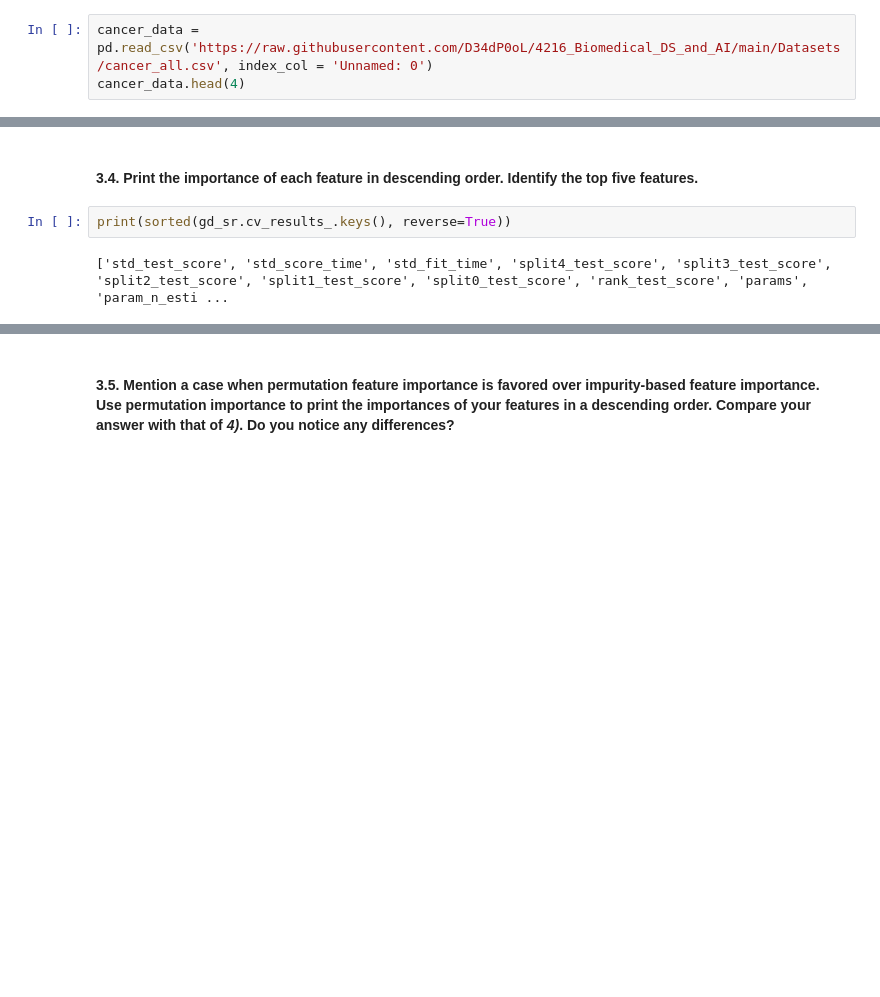
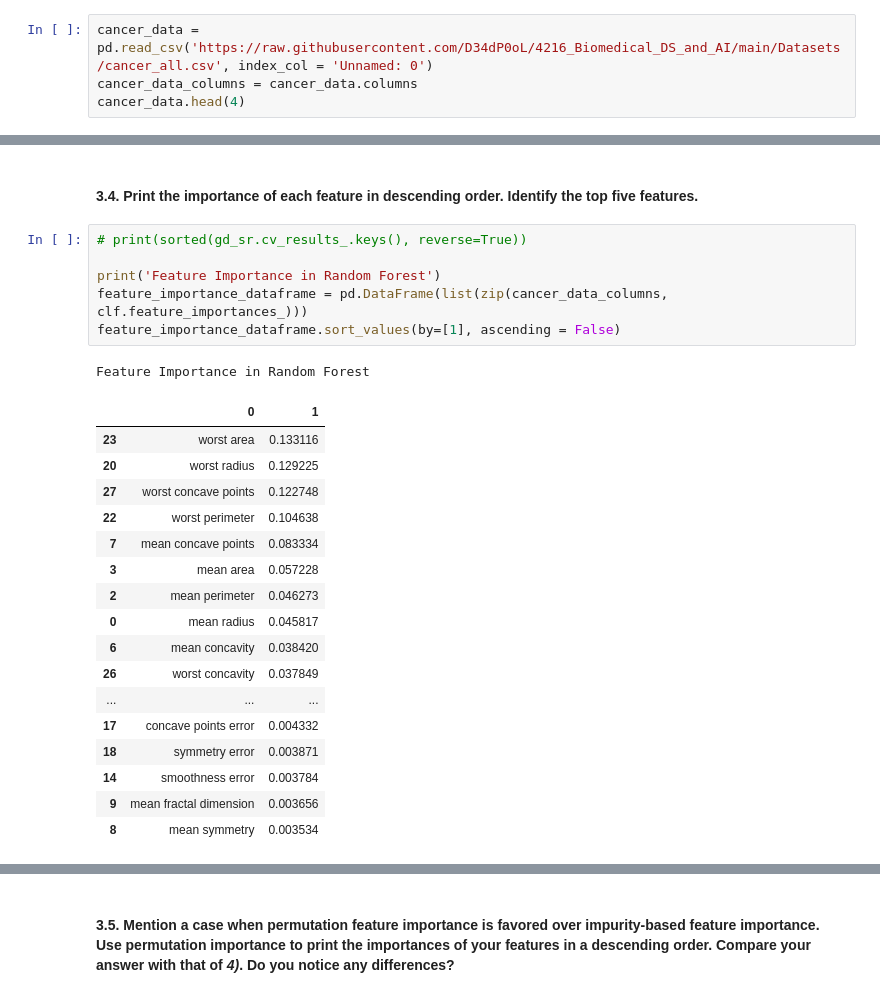
Before and after one commit to FabriceBeaumont/MA-INF_4216_Biomedical_DS_and_AI, a Jupyter notebook: Sheet7/Assignment7_Solutions.ipynb, the cells around one changed output, grey strips where cells are left out. Cells and saved outputs as stored; diff of their text form; blank space fills up the shorter version.

```diff
--- a/Sheet7/Assignment7_Solutions.ipynb
+++ b/Sheet7/Assignment7_Solutions.ipynb
@@ -376,6 +376,7 @@ answers.
 #### 3.1. Load the breast cancer dataset from sklearn to your Jupyter notebook. Use label encoding to convert your target variable “class” into numerical form. Split the dataset using a $5$-fold cross validation.
 # %%
 cancer_data = pd.read_csv('https://raw.githubusercontent.com/D34dP0oL/4216_Biomedical_DS_and_AI/main/Datasets/cancer_all.csv', index_col = 'Unnamed: 0')
+cancer_data_columns = cancer_data.columns
 cancer_data.head(4)
 # %% [output]
 |  | mean radius | mean texture | mean perimeter | mean area | mean smoothness | mean compactness | ... |
@@ -502,7 +503,28 @@ RandomForestClassifier(bootstrap=False, ccp_alpha=0.0, class_weight=None,
                        warm_start=False)
 # %% [markdown]
 #### 3.4. Print the importance of each feature in descending order. Identify the top five features.
-# %%
-print(sorted(gd_sr.cv_results_.keys(), reverse=True))
-# %% [output]
-['std_test_score', 'std_score_time', 'std_fit_time', 'split4_test_score', 'split3_test_score', 'split2_test_score', 'split1_test_score', 'split0_test_score', 'rank_test_score', 'params', 'param_n_esti ...
+# %%
+# print(sorted(gd_sr.cv_results_.keys(), reverse=True))
+
+print('Feature Importance in Random Forest')
+feature_importance_dataframe = pd.DataFrame(list(zip(cancer_data_columns, clf.feature_importances_)))
+feature_importance_dataframe.sort_values(by=[1], ascending = False)
+# %% [output]
+Feature Importance in Random Forest
+|  | 0 | 1 |
+| 23 | worst area | 0.133116 |
+| 20 | worst radius | 0.129225 |
+| 27 | worst concave points | 0.122748 |
+| 22 | worst perimeter | 0.104638 |
+| 7 | mean concave points | 0.083334 |
+| 3 | mean area | 0.057228 |
+| 2 | mean perimeter | 0.046273 |
+| 0 | mean radius | 0.045817 |
+| 6 | mean concavity | 0.038420 |
+| 26 | worst concavity | 0.037849 |
+| ... | ... | ... |
+| 17 | concave points error | 0.004332 |
+| 18 | symmetry error | 0.003871 |
+| 14 | smoothness error | 0.003784 |
+| 9 | mean fractal dimension | 0.003656 |
+| 8 | mean symmetry | 0.003534 |
```
Also changed, not shown: parts of 1 cell of this notebook.
